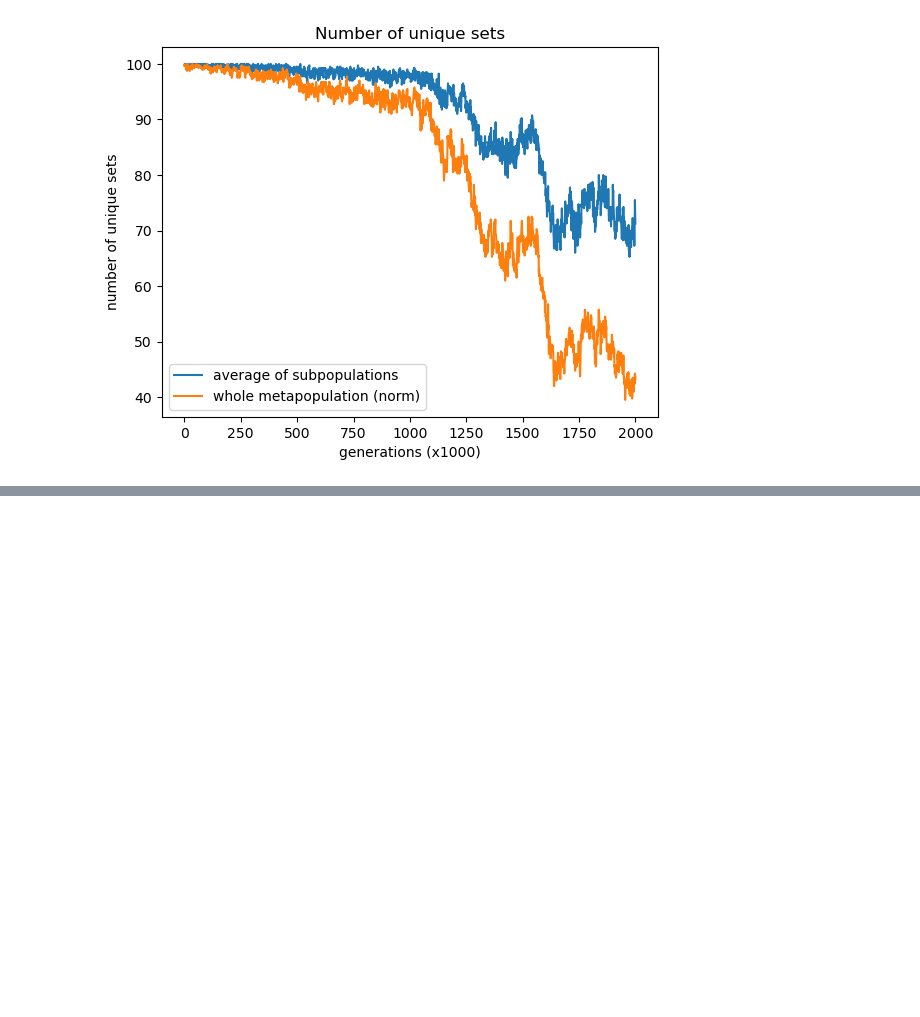
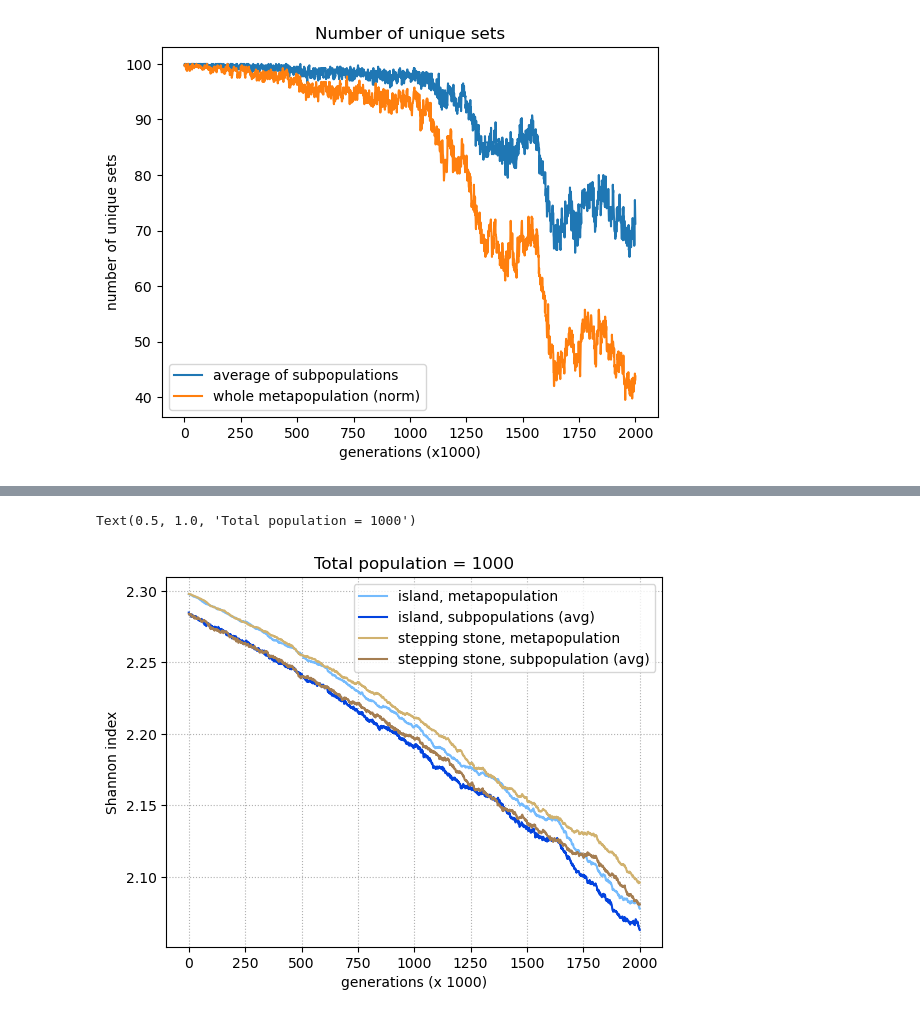
Before and after one commit to mtomasini/MetapopulationsPython, a Jupyter notebook: exploration.ipynb, the cells around one changed output, grey strips where cells are left out. Drawn from its saved outputs; the diff is of its cells as text; code cells hidden in the pictures; blank space fills up the shorter version.

```diff
--- a/exploration.ipynb
+++ b/exploration.ipynb
@@ -110,0 +146,27 @@ Text(0.5, 1.0, 'Number of unique sets')
+# %%
+pop = 1000
+island_metapop_shannon = pd.read_csv(f"./Outputs/pop{pop}/island_model/4subpop_metapop_shannon.csv")#, index_col=0)
+stepping_metapop_shannon = pd.read_csv(f"./Outputs/pop{pop}/stepping_stone/4subpop_metapop_shannon.csv")#, index_col=0)
+island_subpop_shannon = pd.read_csv(f"./Outputs/pop{pop}/island_model/4subpop_subpop_shannon.csv")#, index_col=0)
+stepping_subpop_shannon = pd.read_csv(f"./Outputs/pop{pop}/stepping_stone/4subpop_subpop_shannon.csv")#, index_col=0)
+
+
+for dataset in [island_metapop_shannon, stepping_metapop_shannon, island_subpop_shannon, stepping_subpop_shannon]:
+    dataset.index.names = ["generations"]
+    dataset.columns.names = ["replicate"]
+
+plt.plot(island_metapop_shannon.mean(axis=1), color='xkcd:sky blue', linestyle= '-')
+
+plt.plot(island_subpop_shannon.mean(axis=1), color='xkcd:blue', linestyle= '-')
+plt.plot(stepping_metapop_shannon.mean(axis=1), color='xkcd:tan', linestyle= '-')
+plt.plot(stepping_subpop_shannon.mean(axis=1), color='xkcd:puce', linestyle= '-')
+
+plt.legend(['island, metapopulation', 'island, subpopulations (avg)',
+            'stepping stone, metapopulation', 'stepping stone, subpopulation (avg)'])
+plt.xlabel("generations (x 1000)")
+plt.ylabel("Shannon index")
+plt.grid(linestyle = ':')
+plt.title(f"Total population = {pop}")
+# %% [output]
+Text(0.5, 1.0, 'Total population = 1000')
+[figure, added]
```
Also changed, not shown: parts of 5 cells of this notebook, 2 other files.
